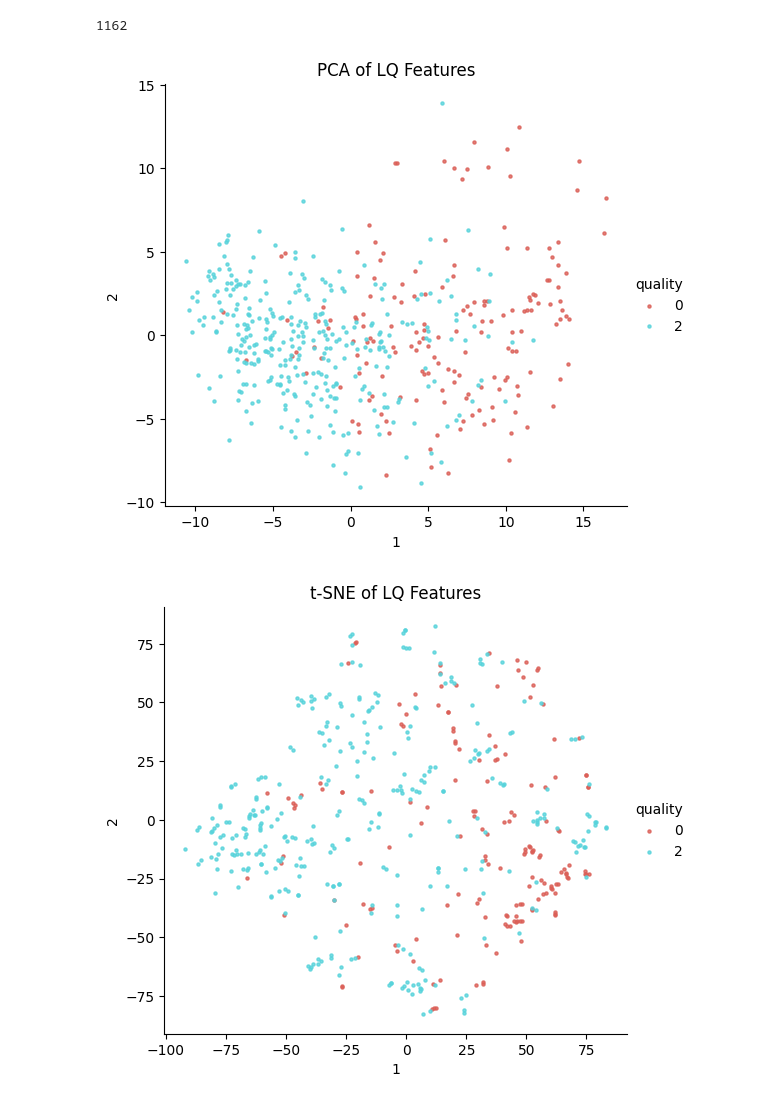
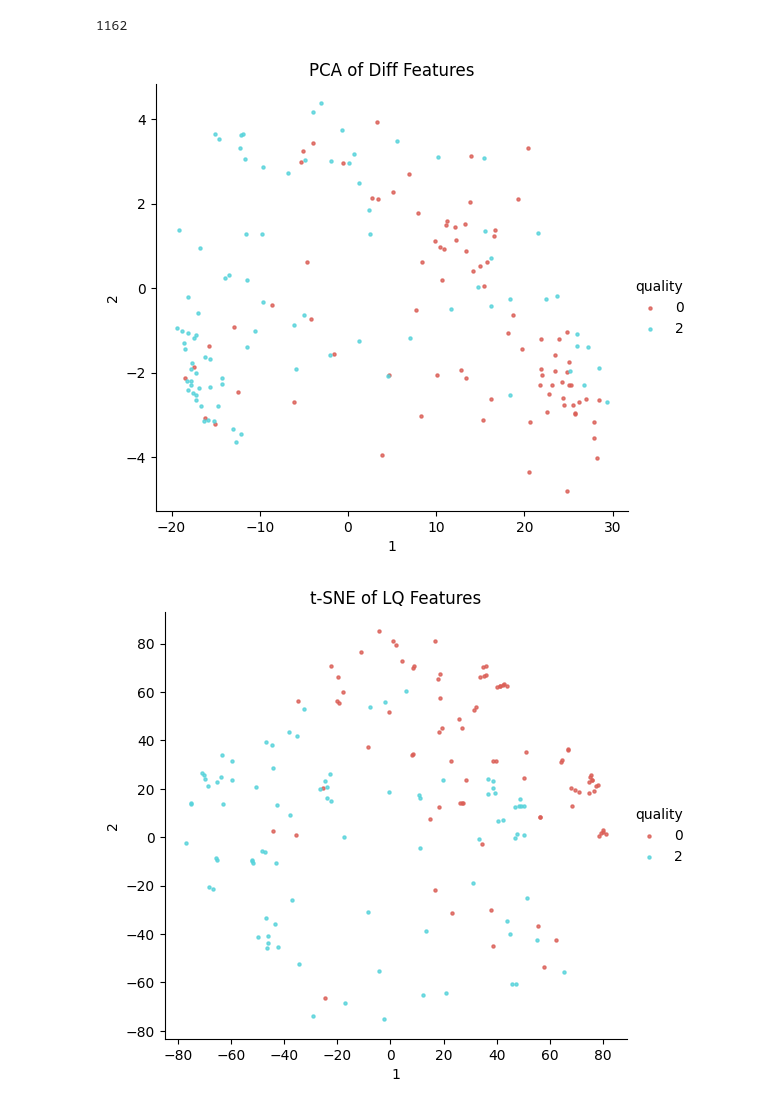
Before and after one commit to farhadhsn8/CVR-IQA, a Jupyter notebook: S21_visualizatin_based_on_mos/S21.ipynb, the cells around one changed output. Drawn from its saved outputs; the diff is of its cells as text; code cells hidden in the pictures.

Commit message:
visualize clive data based on quality in which those data that the mos of them are less than 20 belongs to class 0 and those data that the mos of them are more than 80 belongs to class 2

```diff
--- a/S21_visualizatin_based_on_mos/S21.ipynb
+++ b/S21_visualizatin_based_on_mos/S21.ipynb
@@ -114,11 +114,11 @@ len(five_categories)
 three_categories = []
 
 for i in mos_array:
-    if 0< i < 30:
+    if 0< i < 20:
         three_categories.append(0)
-    if 30< i < 70:
+    if 20< i < 80:
         three_categories.append(1)
-    if 70< i < 100:
+    if 80< i < 100:
         three_categories.append(2)
 
 
@@ -141,7 +141,7 @@ conts = []
 
 
 for c in tqdm.tqdm(all_images_list):
-    dd = obj_stackV2.test("dataset/LIVEC/Images/"+c , get_random_HR_images(), feature_extraction=True)
+    dd = obj_org.test("dataset/LIVEC/Images/"+c , get_random_HR_images(), feature_extraction=True)
     all_features.append(dd)
     lq_features.append(dd[:256])
     diff_feature.append(dd[256:])
@@ -164,37 +164,37 @@ import matplotlib.pyplot as plt
 
 pca = PCA(n_components = 2)
 pipe = Pipeline([('scaler', StandardScaler()), ('pca', pca)])
-Xt = pipe.fit_transform(lq_features)
+Xt = pipe.fit_transform(diff_feature)
 # %%
 import pandas as pd
 import numpy as np
 import random
 from matplotlib import pyplot as plt
 import seaborn as sns
 
 
 
 df = pd.DataFrame({'quality':three_categories,
                '1': Xt[:,0] ,
                '2': Xt[:,1],
                })
 
 # sns.lmplot(x='1' , y='2', data=df, hue='distortion',palette='hls', fit_reg=False, aspect=1.1, legend_out=False,scatter_kws={"s": 5})
 df = df[df['quality'] != 1]
-sns.lmplot(x='1' , y='2', data=df, hue='quality',palette='hls', fit_reg=False, aspect=1.1, legend_out=True,scatter_kws={"s": 5}).set(title='PCA of LQ Features')
+sns.lmplot(x='1' , y='2', data=df, hue='quality',palette='hls', fit_reg=False, aspect=1.1, legend_out=True,scatter_kws={"s": 5}).set(title='PCA of Diff Features')
 # plt.legend(loc='upper right', fontsize='small')
 # Remove data where quality is 1
 
 # Update the plot with the filtered data
 # sns.lmplot(x='1', y='2', data=df, hue='quality', palette='hls', fit_reg=False, aspect=1.1, legend_out=True, scatter_kws={"s": 5}).set(title='PCA of LQ Features (Excluding Quality 1)')
 
 
 plt.show()
 # %% [output]
-[figure, old version]
+[figure, new version]
 # %%
 from sklearn.manifold import TSNE
-X_embedded = TSNE(n_components=2, learning_rate='auto',init='random', perplexity=3).fit_transform(all_features)
+X_embedded = TSNE(n_components=2, learning_rate='auto',init='random', perplexity=3).fit_transform(lq_features)
 
 import pandas as pd
 import numpy as np
@@ -214,4 +214,4 @@ sns.lmplot(x='1' , y='2', data=df, hue='quality',palette='hls', fit_reg=False, a
 
 plt.show()
 # %% [output]
-[figure, old version]
+[figure, new version]
```
Also changed, not shown: parts of 1 cell of this notebook, 1 other file.
